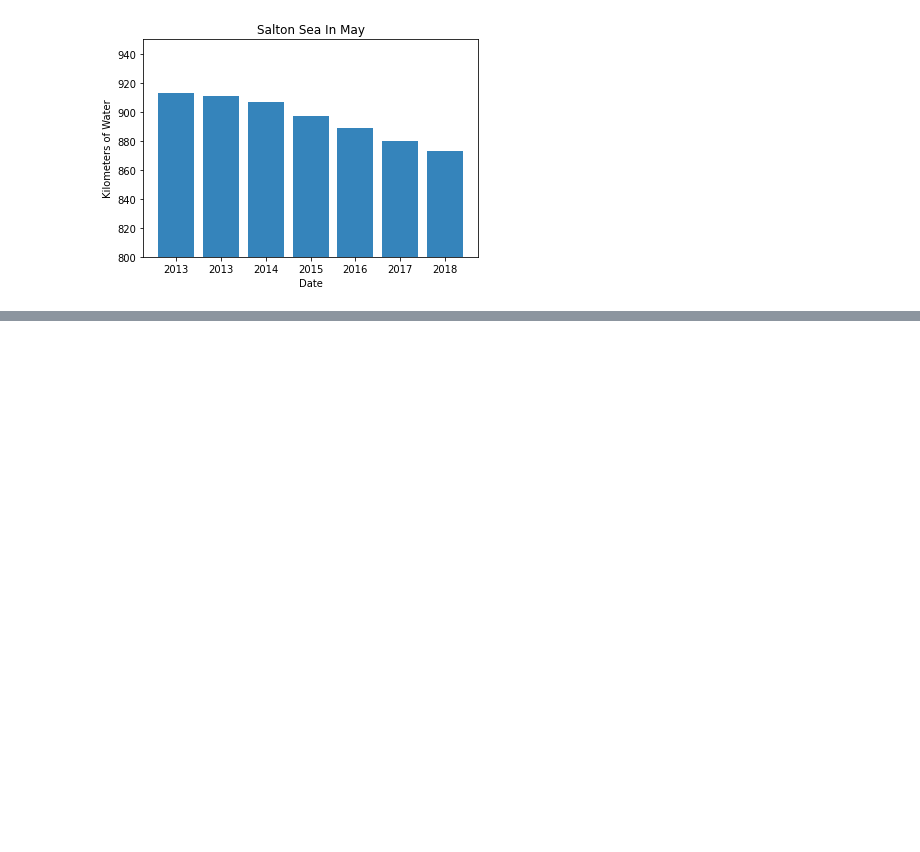
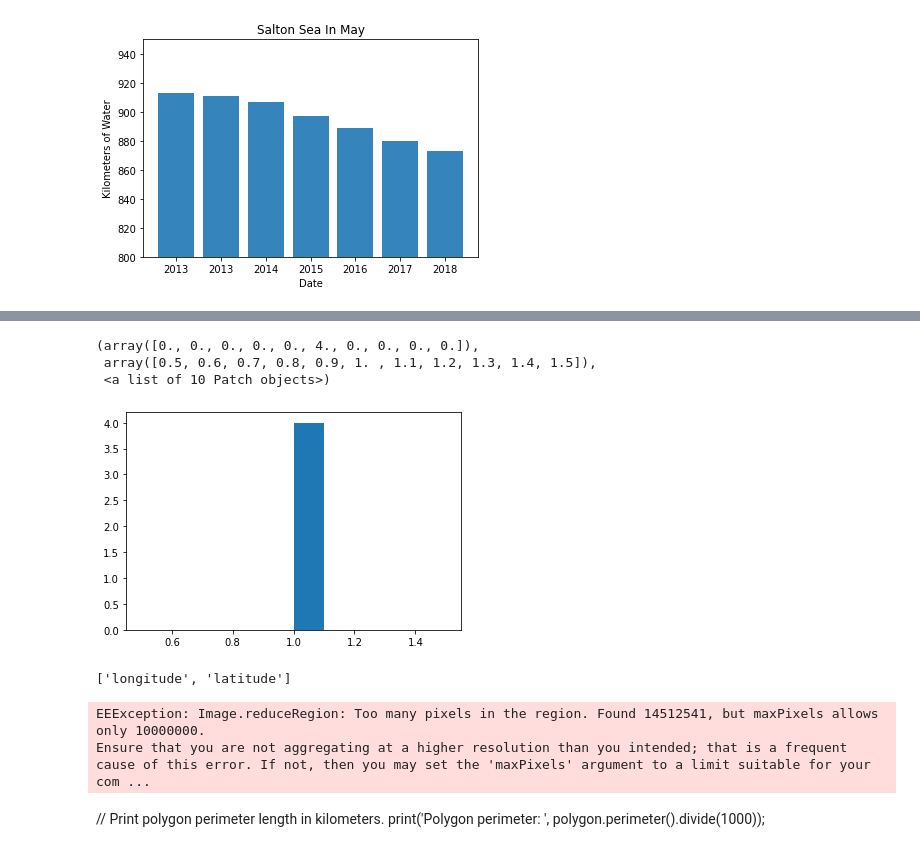
Before and after one commit to cmf2196/earth_analytics, a Jupyter notebook: get_pond_properties.ipynb, the cells around one changed output, grey strips where cells are left out. Saved outputs shown, nothing was run; the diff lists cells and outputs as text; code cells hidden in the pictures; blank space fills up the shorter version.

```diff
--- a/get_pond_properties.ipynb
+++ b/get_pond_properties.ipynb
@@ -254,0 +254,4 @@ plt.show()
+# %%
+zc = ee.Algorithms.CannyEdgeDetector(
+  image = watermask,
+  threshold = 0.5)
@@ -254,0 +267,15 @@ plt.show()
+# %%
+#What is in the watermask?
+
+waterthreshold = .1;
+image_ndvi = zc.select(['nd'])
+
+watermask = image_ndvi.gte(waterthreshold)
+
+watermask_data = watermask.sample(numPixels = 1000).reduceColumns(ee.Reducer.toList().repeat(1), ['nd']).get('list').getInfo()
+plt.hist(watermask_data) # You can see that the mask is a contrast - greater than threshold is categorized as 1 and the rest as 0.
+# %% [output]
+(array([0., 0., 0., 0., 0., 4., 0., 0., 0., 0.]),
+ array([0.5, 0.6, 0.7, 0.8, 0.9, 1. , 1.1, 1.2, 1.3, 1.4, 1.5]),
+ <a list of 10 Patch objects>)
+[figure, added]
@@ -254,0 +304,9 @@ plt.show()
+# %%
+latlon.bandNames().getInfo()
+# %% [output]
+['longitude', 'latitude']
+# %%
+mp.getInfo()
+# %% [output]
+EEException: Image.reduceRegion: Too many pixels in the region. Found 14512541, but maxPixels allows only 10000000.
+Ensure that you are not aggregating at a higher resolution than you intended; that is a frequent cause of this error. If not, then you may set the 'maxPixels' argument to a limit suitable for your com ...
@@ -254,0 +316,3 @@ plt.show()
+# %% [markdown]
+// Print polygon perimeter length in kilometers.
+print('Polygon perimeter: ', polygon.perimeter().divide(1000));
```
Also changed, not shown: parts of 19 cells of this notebook, 2 other files.
